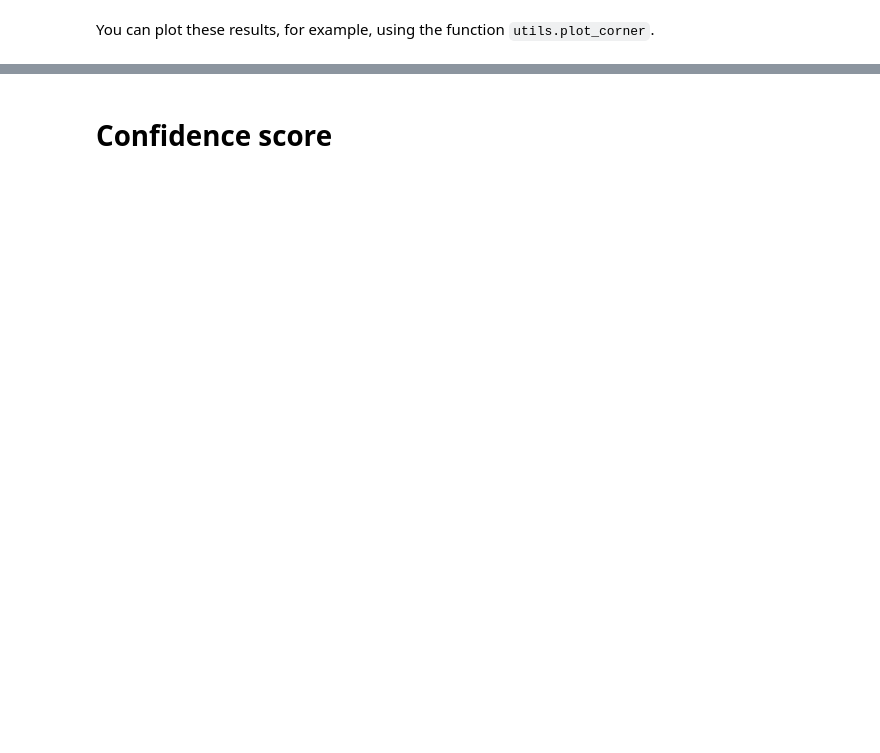
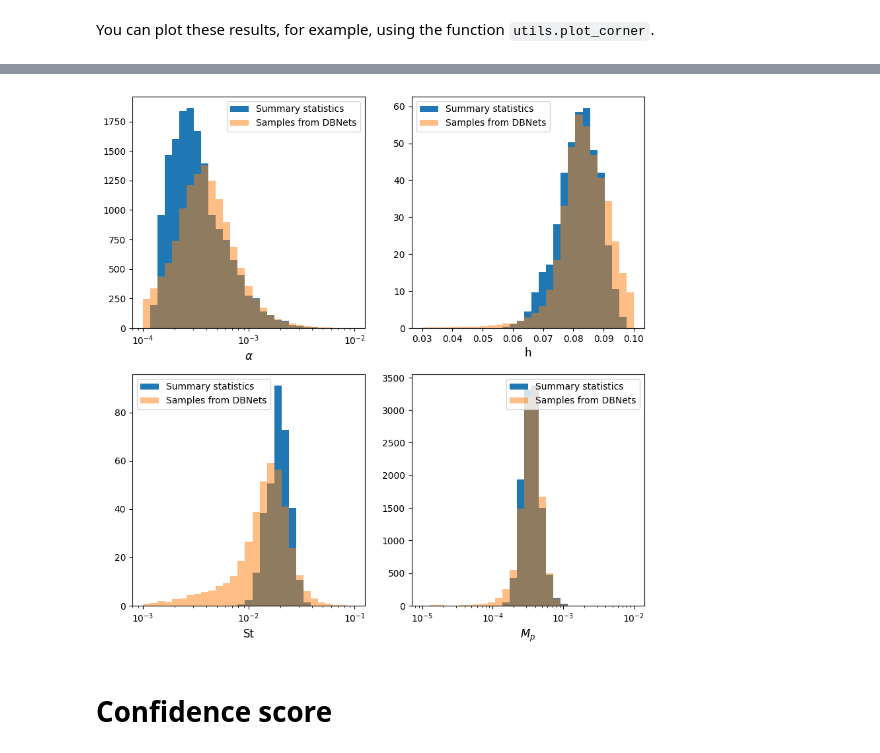
Before and after one commit to dust-busters/DBNets, a Jupyter notebook: examples/example_of_application_dbnets2.ipynb, the cells around one changed output, grey strips where cells are left out. Cells and saved outputs as stored; diff of their text form; code cells hidden in the pictures; blank space fills up the shorter version.

```diff
--- a/examples/example_of_application_dbnets2.ipynb
+++ b/examples/example_of_application_dbnets2.ipynb
@@ -103,2 +112,20 @@ utils.plot_corner(samples[0],name='mwc480', savepath='corner.pdf', image = depro
+# %%
+# plot 4 histograms of the summary statistics and the samples for each parameter
+from networkx import density
+fig, axs = plt.subplots(2, 2, figsize=(10, 10))
+axs = axs.flatten()
+lims = [(1e-4, 1e-2), (0.03, 0.1), (1e-3, 1e-1), (1e-5, 1e-2)]
+bins = [np.logspace(np.log10(lims[i][0]), np.log10(lims[i][1]), 30) if i!=1 else np.linspace(lims[i][0], lims[i][1], 30) for i in range(4)]
+params_labels = ['$\\alpha$', 'h', 'St', '$M_p$']
+for i in range(4):
+    axs[i].hist(summary_stat[:,i], bins=bins[i], density=True, label='Summary statistics')
+    axs[i].hist(samples[0,:,i], bins=bins[i], alpha=0.5, density=True, label='Samples from DBNets')
+    if i!=1:
+        axs[i].set_xscale('log')
+    axs[i].set_xlabel('')
+    axs[i].legend()
+    axs[i].set_xlabel(f'{params_labels[i]}',  fontsize=12)
+# %% [output]
+[figure, added]
 # %% [markdown]
 # Confidence score
```
Also changed, not shown: parts of 28 cells of this notebook.
